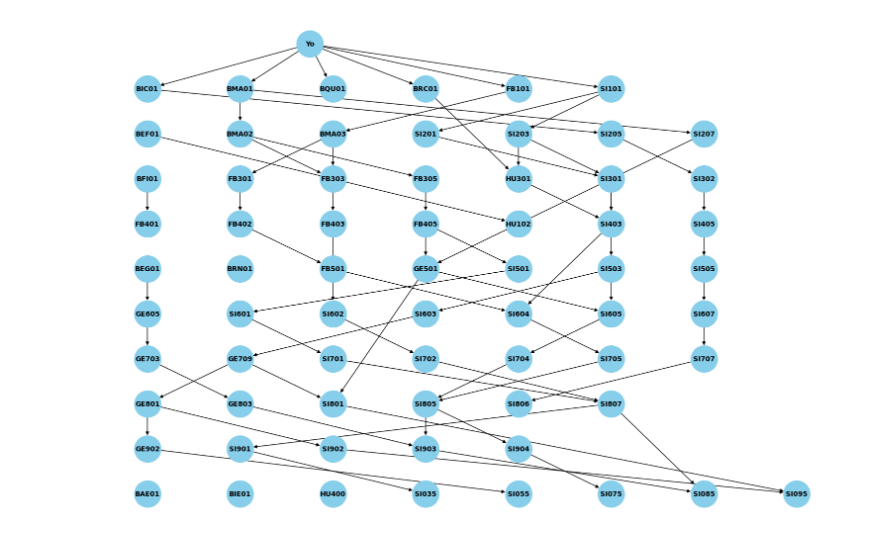
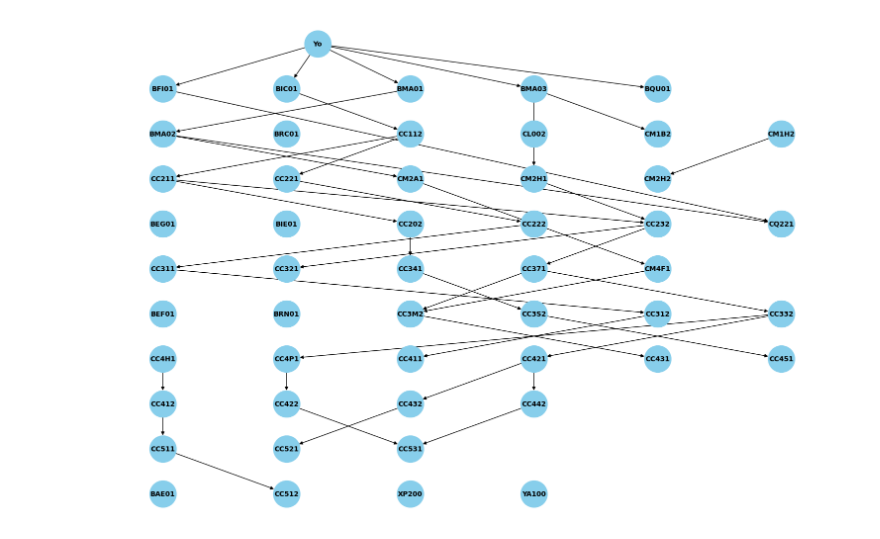
Before and after one commit to thsergitox/Generator-of-graphs-for-a-curricular-grid-Using-Pyvis, a Jupyter notebook: mallacurricular.ipynb, the cells around one changed output. Saved outputs shown, nothing was run; the diff lists cells and outputs as text; code cells hidden in the pictures.

Commit message:
Total update, PyVis and graph algorithms (DFS and Dijkstra) were used

```diff
--- a/mallacurricular.ipynb
+++ b/mallacurricular.ipynb
@@ -25,14 +9,19 @@ malla
 # %%
-file = "doc4.pdf"
+file = "doc.pdf"
 
 # Lee el pdf en una lista de DataFrames
-tables = camelot.read_pdf(file, pages = "all", flavor='stream')
+tables = camelot.read_pdf(file, pages = "all", flavor = 'stream')
 # Para el primer DataFrame de la primera pagina
 mallad = tables[0].df
+#Eliminamos las primeras 5 filas de la tabla
 mallad = mallad.drop(mallad.index[:5])
+#Jalamos los nombres de las columnas que estan en la primera fila
 nuevas_columnas = mallad.iloc[0]
+#Colocamos de indice la lista previamente creada
 mallad = mallad[1:].set_axis(nuevas_columnas, axis=1)
-mallad = mallad[['Codigo', 'Curso','Cred.', 'Pre_Requisitos']]
+#Nos quedamos solo con las siguientes columnas
+mallad = mallad[['Codigo', 'Curso','Cred.', 'Pre_Requisitos','Veces', 'Nota' ]]
+#Estaba en 5 lo cambié a 0
 mallad['index'] = 0
 
 # Resetear el índice del DataFrame
@@ -73,13 +62,28 @@ def mallaendospaginas(mallad, ciclos):
 if ciclos < 11:
     mallad = mallaendospaginas(mallad, ciclos)
 
-#Detalles
+#Limpiamos el data frame
 mallad = mallad[mallad['Codigo'].str[:1] != '_']
 mallad = mallad[mallad['Codigo'].notnull()]
 mallad['index'] = mallad['index'].astype(int)
-mallad = mallad.drop(mallad.index[-1])
+# mallad = mallad.drop(mallad.index[-1])
 mallad.set_index('index', inplace=True)
 mallad = mallad.rename_axis(None)
+mallad['Curso'] = mallad['Curso'].str.slice(0, -1)
+mallad['Pre_Requisitos'][pd.isna(mallad['Pre_Requisitos'])] = ''
+
+#Creamos una nueva columna de numero de requisitos
+mallad['N_Requisitos'] = 0
+mallad.loc[mallad['Pre_Requisitos'] != '', 'N_Requisitos'] = mallad.loc[mallad['Pre_Requisitos'] != '', 'Pre_Requisitos'].apply(lambda x: str(x).count(' ') + 1)
+
+#Guardamos datos del estudiante
+especialidad = tables[0].df.iloc[2,4][21:]
+especialidad = ''.join(c for c in unicodedata.normalize('NFD', especialidad) if unicodedata.category(c) != 'Mn')
+nombre = tables[0].df.iloc[2,1][22:]
+codigo = tables[0].df.iloc[3,1][23:]
+plandeestudios = tables[0].df.iloc[4,1][23:]
+ciclorelativo = tables[0].df.iloc[3,5]
+promedio_ponderado = tables[2].df.iloc[-4,2] if float(tables[2].df.iloc[-4,2]) < 20 else '-'
 # %%
 mallad
 # %% [output]
@@ -114,9 +113,17 @@ G.add_node('Yo')
 
 # Añadir nodos al grafo
 for index, row in mallad.iterrows():
-    G.add_node(row['Codigo'],
-               name=row['Curso'],
-               )
+    if row['Veces'] != '**':
+
+        G.add_node(row['Codigo'],
+                   name=row['Curso'],
+                   color = 'red'
+                   )
+    else:
+        G.add_node(row['Codigo'],
+                   name=row['Curso'],
+                   color = 'blue'
+                   )
 
 # Añadir aristas al grafo
 for index, row in mallad.iterrows():
@@ -137,31 +144,31 @@ for i, row in mallad.iterrows():
     first_semester_nodes.append(row['Codigo'])
 
 for node in first_semester_nodes:
     G.add_edge('Yo', node)
 
 # Crear un layout personalizado
 pos = {'Yo': (max(mallad.index) / 2, 0)}  # El nodo del estudiante estará en la parte superior y en el centro
 current_semester = 0
 y = 0
 x_spacing = 2  # Espaciado horizontal entre nodos
 y_spacing = 2  # Espaciado vertical entre semestres
 for index, row in mallad.iterrows():
     if index == 0:
         y += 1
     pos[row['Codigo']] = (index * x_spacing, -y * y_spacing)  # Los nodos con índice 0 estarán en la parte superior
 
 # Crear una figura más grande
 plt.figure(figsize=(15, 10))
 
 # Dibujar el grafo
 nx.draw(G, pos, with_labels=True, node_color='skyblue', node_size=1500, edge_color='k', font_size=10, font_weight='bold')
 
 # Ajustar los límites de los ejes para aumentar el espacio entre los nodos
 plt.xlim(-1, max([v[0] for v in pos.values()]) + 1)
 y_values = [v[1] for v in pos.values()]
 plt.ylim(min(y_values) - 1, max(y_values) + 1)
 
 # Mostrar el grafo
 plt.show()
 # %% [output]
-[figure, old version]
+[figure, new version]
```
Also changed, not shown: parts of 9 cells of this notebook.
